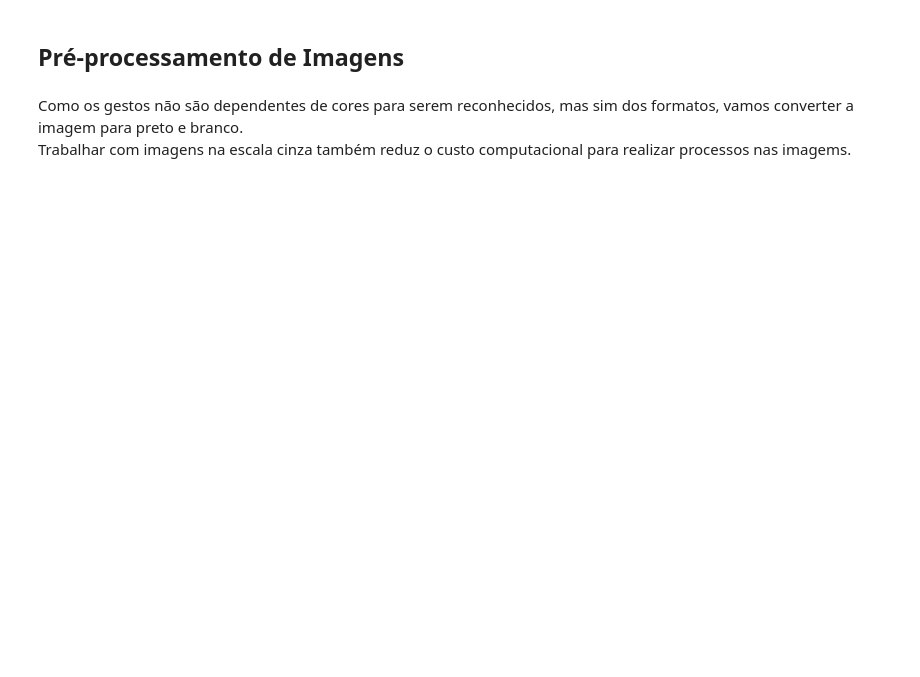
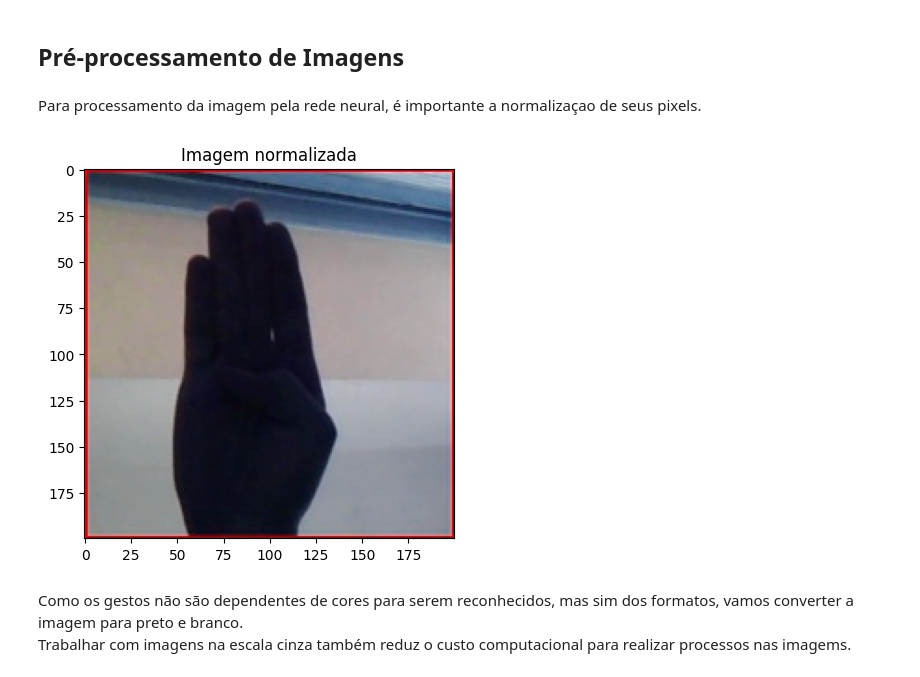
Before and after one commit to 0-lucas/ProjetoAvanti, a Jupyter notebook: pre_processamento.ipynb, the cells around one changed output. Cells and saved outputs as stored; diff of their text form; code cells hidden in the pictures; blank space fills up the shorter version.

```diff
--- a/pre_processamento.ipynb
+++ b/pre_processamento.ipynb
@@ -78,5 +94,17 @@ plt.show()
 # %% [markdown]
 ## Pré-processamento de Imagens
+# %% [markdown]
+Para processamento da imagem pela rede neural, é importante a normalizaçao de seus pixels.
+# %%
+def norma(img):
+  img_norm = img/255 # normalização dos pixels da imagem
+  return img_norm
+
+plt.imshow(norma(imagem))
+plt.title("Imagem normalizada")
+plt.show()
+# %% [output]
+[figure, added]
 # %% [markdown]
 Como os gestos não são dependentes de cores para serem reconhecidos, mas sim dos formatos, vamos converter a imagem para preto e branco.
 Trabalhar com imagens na escala cinza também reduz o custo computacional para realizar processos nas imagems.
```
Also changed, not shown: parts of 10 cells of this notebook.
